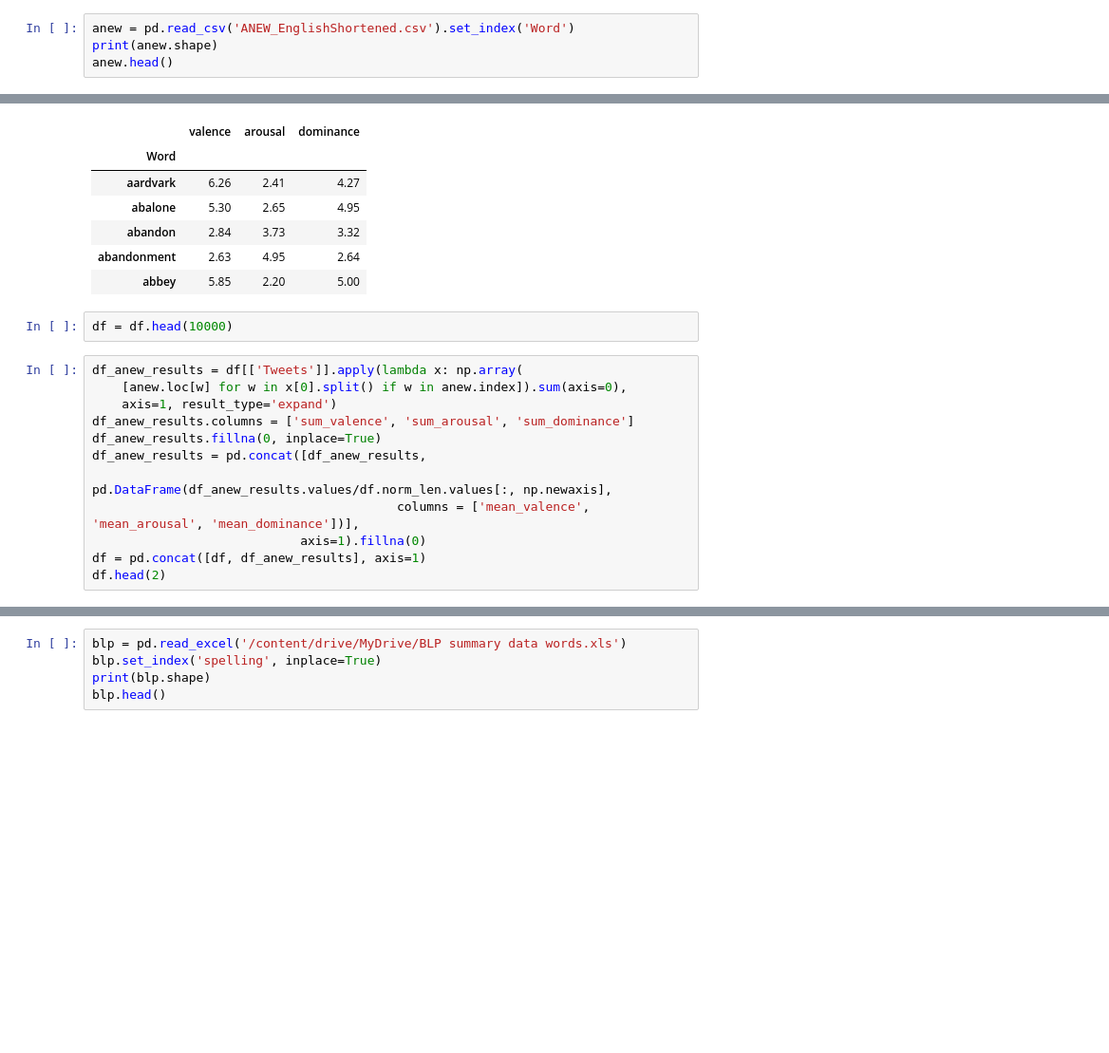
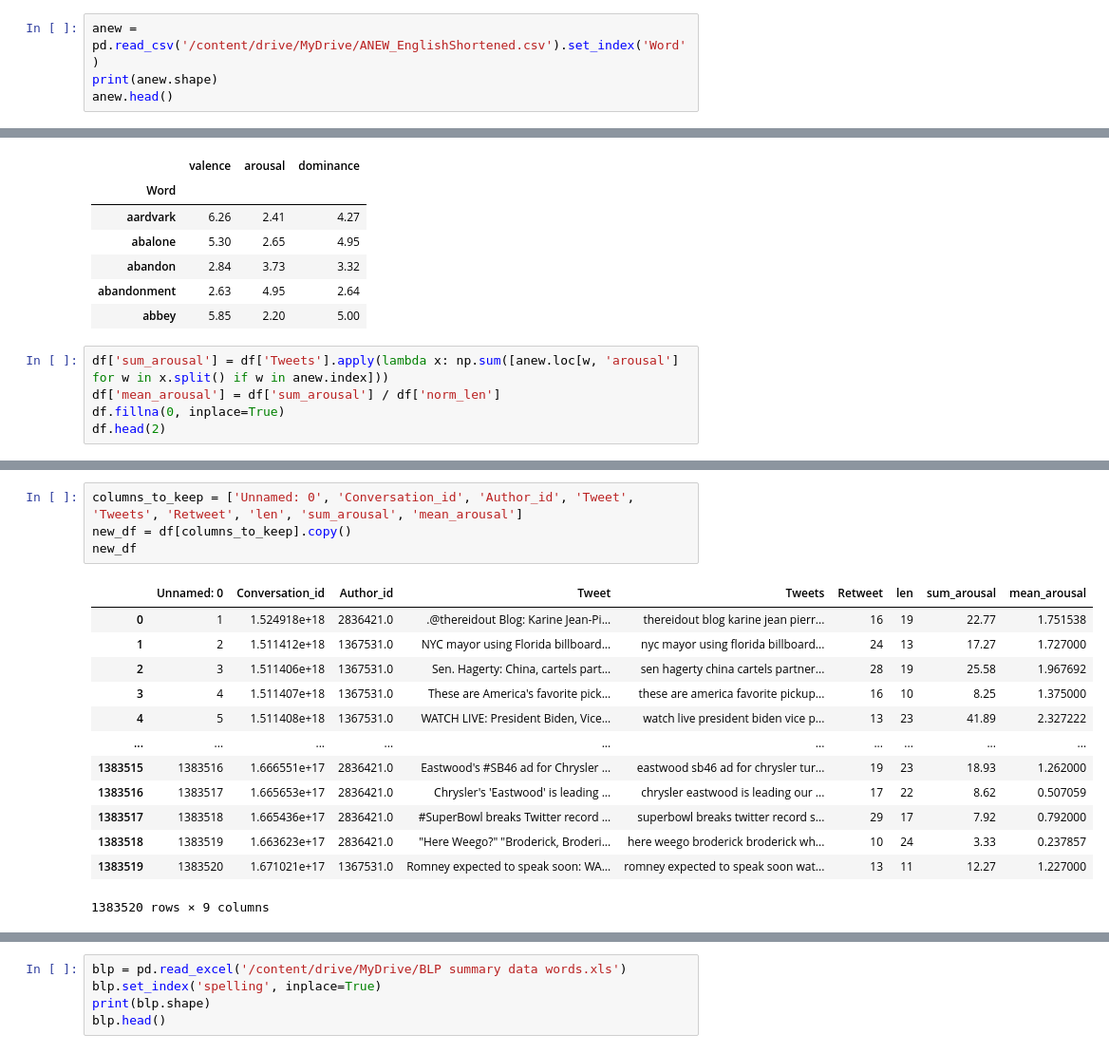
Before and after one commit to shasha920/NLP, a Jupyter notebook: Tweets.ipynb, the cells around one changed output, grey strips where cells are left out. Shown at 95% size. Cells and saved outputs as stored; diff of their text form; blank space fills up the shorter version.

```diff
--- a/Tweets.ipynb
+++ b/Tweets.ipynb
@@ -52,7 +53,7 @@ df.head(2)
 | 1 | 2 | 1.511412e+18 | 1367531.0 | NYC mayor using Florida billboard... | nyc mayor using florida billboard... | 24 | en | 2022-04-05 18:35:00+00:00 | 2022-04-05 | ... |
 2 rows × 87 columns
 # %%
-anew = pd.read_csv('ANEW_EnglishShortened.csv').set_index('Word')
+anew = pd.read_csv('/content/drive/MyDrive/ANEW_EnglishShortened.csv').set_index('Word')
 print(anew.shape)
 anew.head()
 # %% [output]
@@ -64,19 +65,10 @@ anew.head()
 | abandon | 2.84 | 3.73 | 3.32 |
 | abandonment | 2.63 | 4.95 | 2.64 |
 | abbey | 5.85 | 2.20 | 5.00 |
-# %%
-df = df.head(10000)
 # %%
-df_anew_results = df[['Tweets']].apply(lambda x: np.array(
-    [anew.loc[w] for w in x[0].split() if w in anew.index]).sum(axis=0),
-    axis=1, result_type='expand')
-df_anew_results.columns = ['sum_valence', 'sum_arousal', 'sum_dominance']
-df_anew_results.fillna(0, inplace=True)
-df_anew_results = pd.concat([df_anew_results,
-                            pd.DataFrame(df_anew_results.values/df.norm_len.values[:, np.newaxis],
-                                         columns = ['mean_valence', 'mean_arousal', 'mean_dominance'])],
-                            axis=1).fillna(0)
-df = pd.concat([df, df_anew_results], axis=1)
+df['sum_arousal'] = df['Tweets'].apply(lambda x: np.sum([anew.loc[w, 'arousal'] for w in x.split() if w in anew.index]))
+df['mean_arousal'] = df['sum_arousal'] / df['norm_len']
+df.fillna(0, inplace=True)
 df.head(2)
 # %% [output]
 |  | Unnamed: 0 | Conversation_id | Author_id | Tweet | Tweets | Retweet | Language | Time_created | Date | ... |
@@ -86 +78,19 @@ df.head(2)
+# %%
+columns_to_keep = ['Unnamed: 0', 'Conversation_id', 'Author_id', 'Tweet', 'Tweets', 'Retweet', 'len', 'sum_arousal', 'mean_arousal']
+new_df = df[columns_to_keep].copy()
+new_df
+# %% [output]
+|  | Unnamed: 0 | Conversation_id | Author_id | Tweet | Tweets | Retweet | len | sum_arousal | mean_arousal |
+| 0 | 1 | 1.524918e+18 | 2836421.0 | .@thereidout Blog: Karine Jean-Pi... | thereidout blog karine jean pierr... | 16 | 19 | 22.77 | 1.751538 |
+| 1 | 2 | 1.511412e+18 | 1367531.0 | NYC mayor using Florida billboard... | nyc mayor using florida billboard... | 24 | 13 | 17.27 | 1.727000 |
+| 2 | 3 | 1.511406e+18 | 1367531.0 | Sen. Hagerty: China, cartels part... | sen hagerty china cartels partner... | 28 | 19 | 25.58 | 1.967692 |
+| 3 | 4 | 1.511407e+18 | 1367531.0 | These are America's favorite pick... | these are america favorite pickup... | 16 | 10 | 8.25 | 1.375000 |
+| 4 | 5 | 1.511408e+18 | 1367531.0 | WATCH LIVE: President Biden, Vice... | watch live president biden vice p... | 13 | 23 | 41.89 | 2.327222 |
+| ... | ... | ... | ... | ... | ... | ... | ... | ... | ... |
+| 1383515 | 1383516 | 1.666551e+17 | 2836421.0 | Eastwood's #SB46 ad for Chrysler ... | eastwood sb46 ad for chrysler tur... | 19 | 23 | 18.93 | 1.262000 |
+| 1383516 | 1383517 | 1.665653e+17 | 2836421.0 | Chrysler's 'Eastwood' is leading ... | chrysler eastwood is leading our ... | 17 | 22 | 8.62 | 0.507059 |
+| 1383517 | 1383518 | 1.665436e+17 | 2836421.0 | #SuperBowl breaks Twitter record ... | superbowl breaks twitter record s... | 29 | 17 | 7.92 | 0.792000 |
+| 1383518 | 1383519 | 1.663623e+17 | 2836421.0 | "Here Weego?" "Broderick, Broderi... | here weego broderick broderick wh... | 10 | 24 | 3.33 | 0.237857 |
+| 1383519 | 1383520 | 1.671021e+17 | 1367531.0 | Romney expected to speak soon: WA... | romney expected to speak soon wat... | 13 | 11 | 12.27 | 1.227000 |
+1383520 rows × 9 columns
 # %%
```
Also changed, not shown: parts of 21 cells of this notebook.
